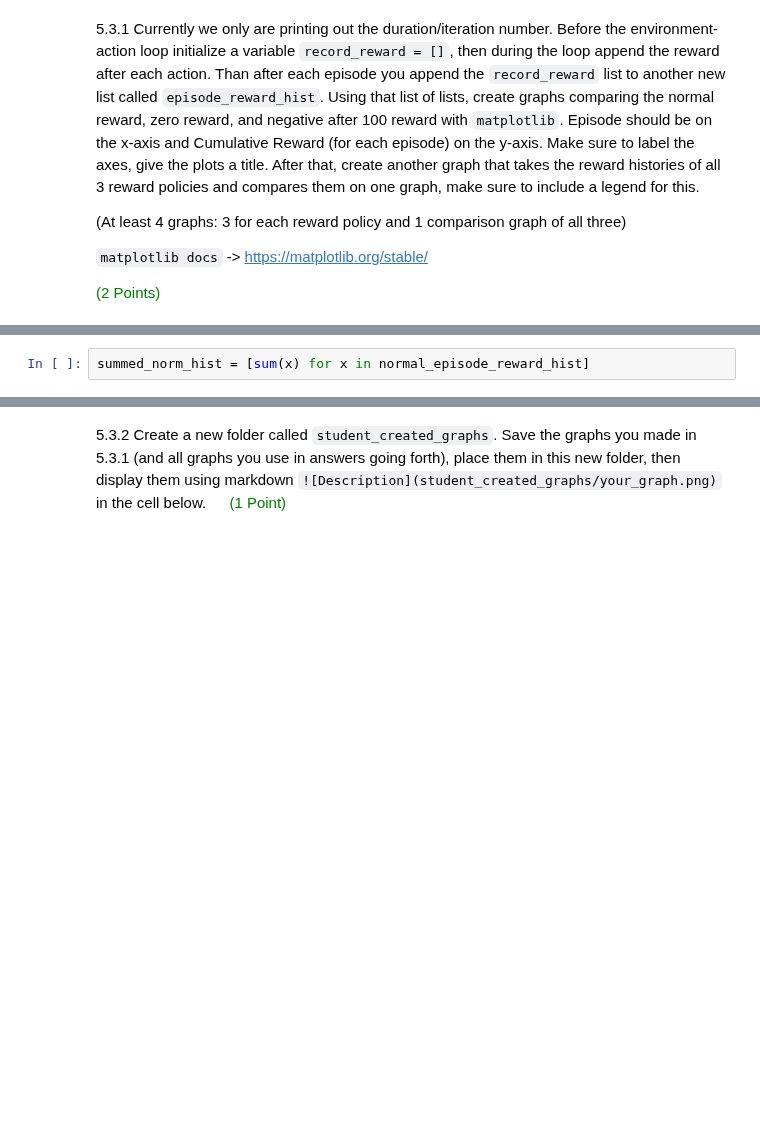
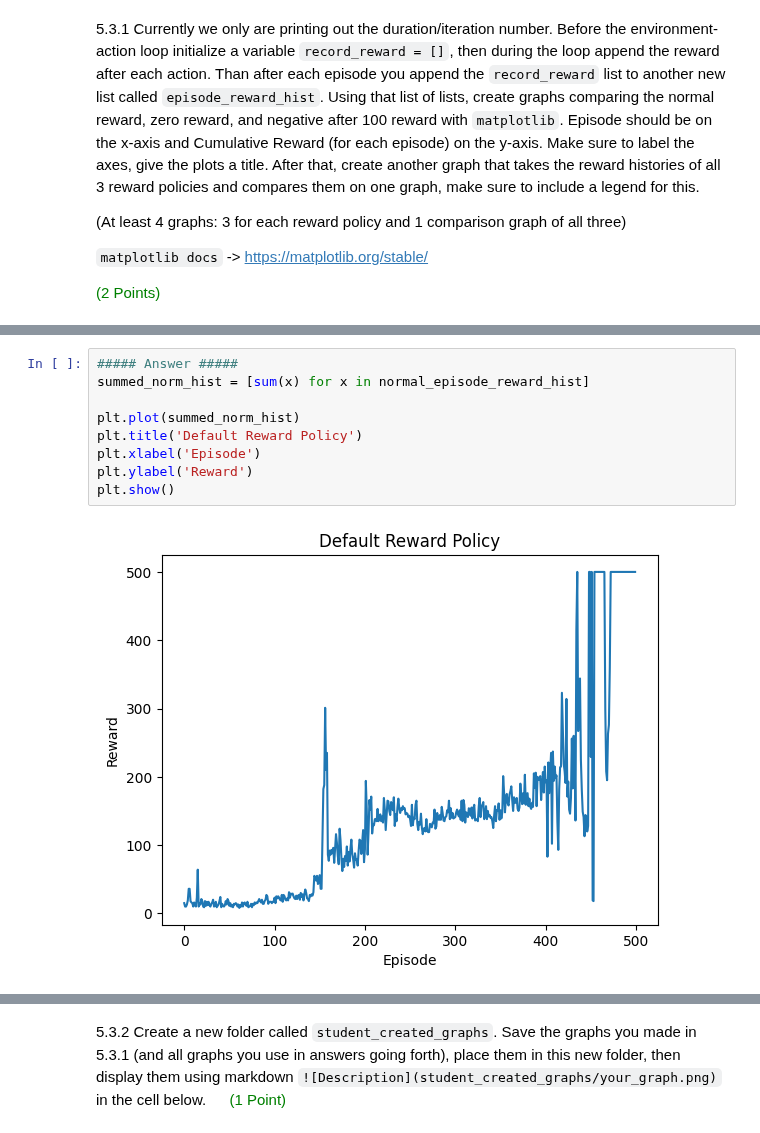
Before and after one commit to Braingeneers-Education/WetAI-Reinforcement-Learning, a Jupyter notebook: reinforcement_learning_answers.ipynb, the cells around one changed output, grey strips where cells are left out. Drawn from its saved outputs; the diff is of its cells as text; blank space fills up the shorter version.

Commit message:
Added more answers

```diff
--- a/reinforcement_learning_answers.ipynb
+++ b/reinforcement_learning_answers.ipynb
@@ -1063,7 +1065,16 @@ Complete
 <Figure size 640x480 with 0 Axes>
 <Figure size 640x480 with 0 Axes>
-# %%
-summed_norm_hist = [sum(x) for x in normal_episode_reward_hist]
+# %%
+##### Answer #####
+summed_norm_hist = [sum(x) for x in normal_episode_reward_hist]
+
+plt.plot(summed_norm_hist)
+plt.title('Default Reward Policy')
+plt.xlabel('Episode')
+plt.ylabel('Reward')
+plt.show()
+# %% [output]
+[figure, added]
 # %%
 ##### Answer #####
 
```
Also changed, not shown: parts of 20 cells of this notebook, 4 other files.
